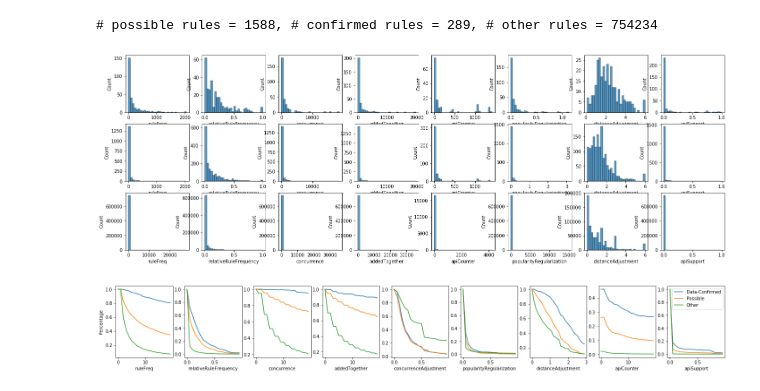
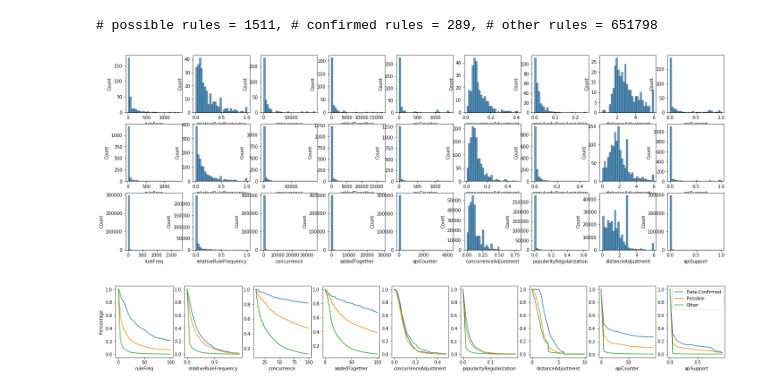
Before and after one commit to hehao98/MigrationHelper, a Jupyter notebook: evaluation/rq2_metrics_analysis.ipynb, the cells around one changed output. Drawn from its saved outputs; the diff is of its cells as text; code cells hidden in the pictures.

```diff
--- a/evaluation/rq2_metrics_analysis.ipynb
+++ b/evaluation/rq2_metrics_analysis.ipynb
@@ -10,11 +10,12 @@ rules = rules[rules["fromLib"] != rules["toLib"]]
 rules["relativeRuleFrequency"] = 0
 rules["concurrenceAdjustment"] = 0
 rules["popularityRegularization"] = 0
+rules["apiSupport"] = 0
 rules["distanceAdjustment"] = rules["distance"].apply(lambda x: np.mean([((5 + 1) / (int(y) + 1)) ** 1 for y in x.split(";")]))
 for from_lib, rows in rules.groupby(by="fromLib"):
     relativeRuleFreq = rows["ruleFreq"] / max(rows["ruleFreq"])
     apiSupport = rows["apiCounter"] / max(rows["apiCounter"])
-    concurrenceAdjustment = rows["ruleFreq"] / rows["concurrence"].apply(lambda x: max(1, x))
+    concurrenceAdjustment = rows["ruleFreq"] / rows["concurrence"]
     popularityRegularization = relativeRuleFreq * concurrenceAdjustment
     rules["relativeRuleFrequency"].update(relativeRuleFreq)
     rules["concurrenceAdjustment"].update(concurrenceAdjustment)
@@ -22,13 +23,13 @@ for from_lib, rows in rules.groupby(by="fromLib"):
     rules["apiSupport"].update(apiSupport)
 
 possible_rules = rules[rules["isPossible"]]
-confirmed_rules = rules[rules["dataConfirmed"]]
-other_rules = rules[(~rules["isPossible"]) & (~rules["dataConfirmed"])]
+confirmed_rules = rules[rules["isConfirmed"]]
+other_rules = rules[(~rules["isPossible"]) & (~rules["isConfirmed"])]
 print("# possible rules = {}, # confirmed rules = {}, # other rules = {}".format(
       len(possible_rules),
       len(confirmed_rules),
       len(other_rules)
 ))
 # %% [output]
-# possible rules = 1588, # confirmed rules = 289, # other rules = 754234
+# possible rules = 1511, # confirmed rules = 289, # other rules = 651798
 # %%
@@ -36,31 +37,39 @@ rules.to_csv("all-rules-with-metrics.csv")
 # %%
-data = [rules[rules["dataConfirmed"]], rules[rules["isPossible"]], rules[(~rules["isPossible"]) & (~rules["dataConfirmed"])]]
-axis = ["ruleFreq", "relativeRuleFrequency", "concurrence", "addedTogether", "apiCounter", "popularityRegularization", "distanceAdjustment", "apiSupport"]
+data = [
+    rules[rules["isConfirmed"] & (rules["concurrence"] >= 10)],
+    rules[rules["isPossible"] & (rules["concurrence"] >= 8)],
+    rules[(~rules["isPossible"]) & (~rules["isConfirmed"]) & (rules["concurrence"] >= 8)]
+]
+axis = [
+    "ruleFreq", "relativeRuleFrequency", "concurrence",
+    "addedTogether", "apiCounter", "concurrenceAdjustment",
+    "popularityRegularization", "distanceAdjustment", "apiSupport"
+]
 fig, axes = plt.subplots(3, len(axis), figsize=(24, 8))
 for i in range(0, 3):
     for j in range(0, len(axis)):
         sns.histplot(data=data[i], x=axis[j], ax=axes[i][j], bins=30)
 plt.show()
 # %% [output]
-[figure, old version]
+[figure, new version]
 # %%
 def get_dist(metric, min_val, max_val, interval):
     possible_vals = []
     confirmed_vals = []
     other_vals = []
     for i in np.arange(min_val, max_val, interval):
-        possible_vals.append(len(possible_rules[possible_rules[metric] >= i]) / len(possible_rules))
-        confirmed_vals.append(len(confirmed_rules[confirmed_rules[metric] >= i]) / len(confirmed_rules))
-        other_vals.append(len(other_rules[other_rules[metric] >= i]) / len(other_rules))
+        possible_vals.append(len(possible_rules[(possible_rules[metric] >= i) & (possible_rules["concurrence"] >= 10)]) / len(possible_rules[(possible_rules["concurrence"] >= 10)]))
+        confirmed_vals.append(len(confirmed_rules[(confirmed_rules[metric] >= i) & (confirmed_rules["concurrence"] >= 10)]) / len(confirmed_rules[(confirmed_rules["concurrence"] >= 10)]))
+        other_vals.append(len(other_rules[(other_rules[metric] >= i) & (other_rules["concurrence"] >= 10)]) / len(other_rules[(other_rules["concurrence"] >= 10)]))
     return possible_vals, confirmed_vals, other_vals
 params = [
-    ("ruleFreq", 0, 20, 1),
+    ("ruleFreq", 0, 100, 1),
     ("relativeRuleFrequency", 0, 1.0, 0.05),
-    ("concurrence", 0, 20, 1),
-    ("addedTogether", 0, 20, 1),
-    ("concurrenceAdjustment", 0, 1, 0.05),
-    ("popularityRegularization", 0, 1, 0.05),
-    ("distanceAdjustment", 0, 3, 0.1),
+    ("concurrence", 10, 100, 1),
+    ("addedTogether", 0, 100, 1),
+    ("concurrenceAdjustment", 0, 0.5, 0.02),
+    ("popularityRegularization", 0, 0.2, 0.01),
+    ("distanceAdjustment", 0, 10, 0.1),
     ("apiCounter", 0, 20, 1),
     ("apiSupport", 0, 1, 0.05)
 ]
@@ -78,7 +87,7 @@ for i, param in enumerate(params):
         axes[i].legend()
 fig.show()
 # %% [output]
-[figure, old version]
+[figure, new version]
 # %%
 def show_dist(metric, min_val, max_val, interval):
     for i in np.arange(min_val, max_val, interval):
```
Also changed, not shown: parts of 9 cells of this notebook.
